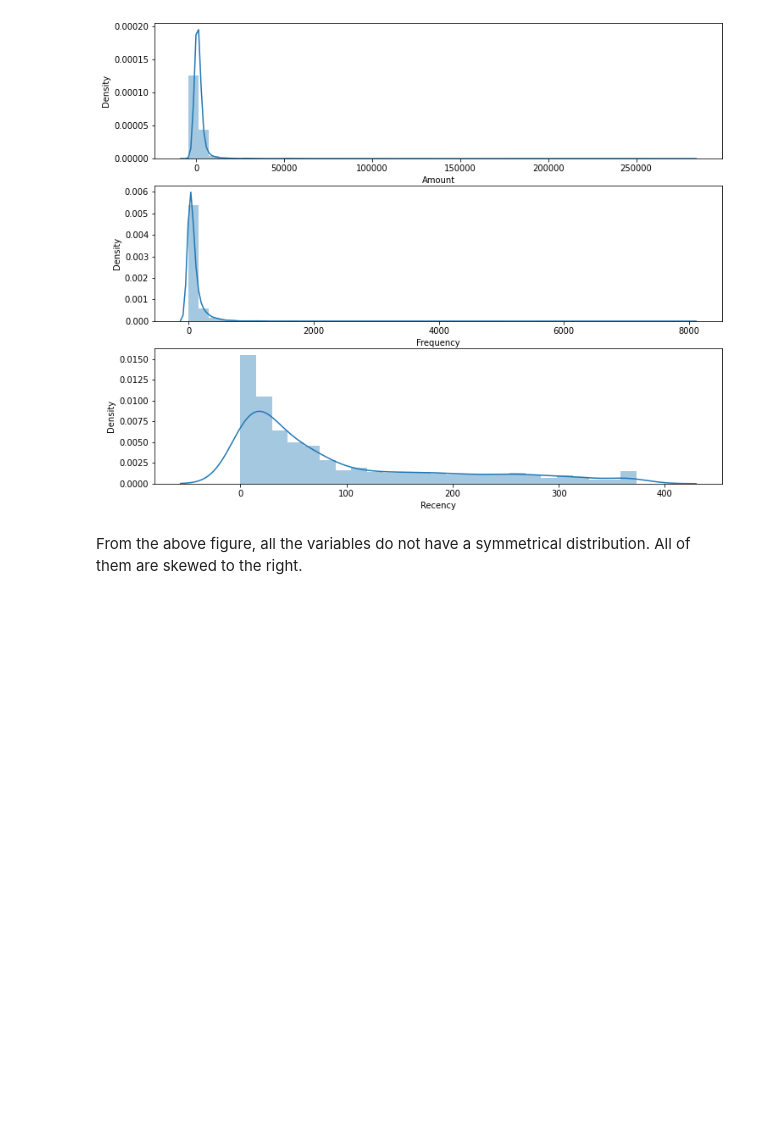
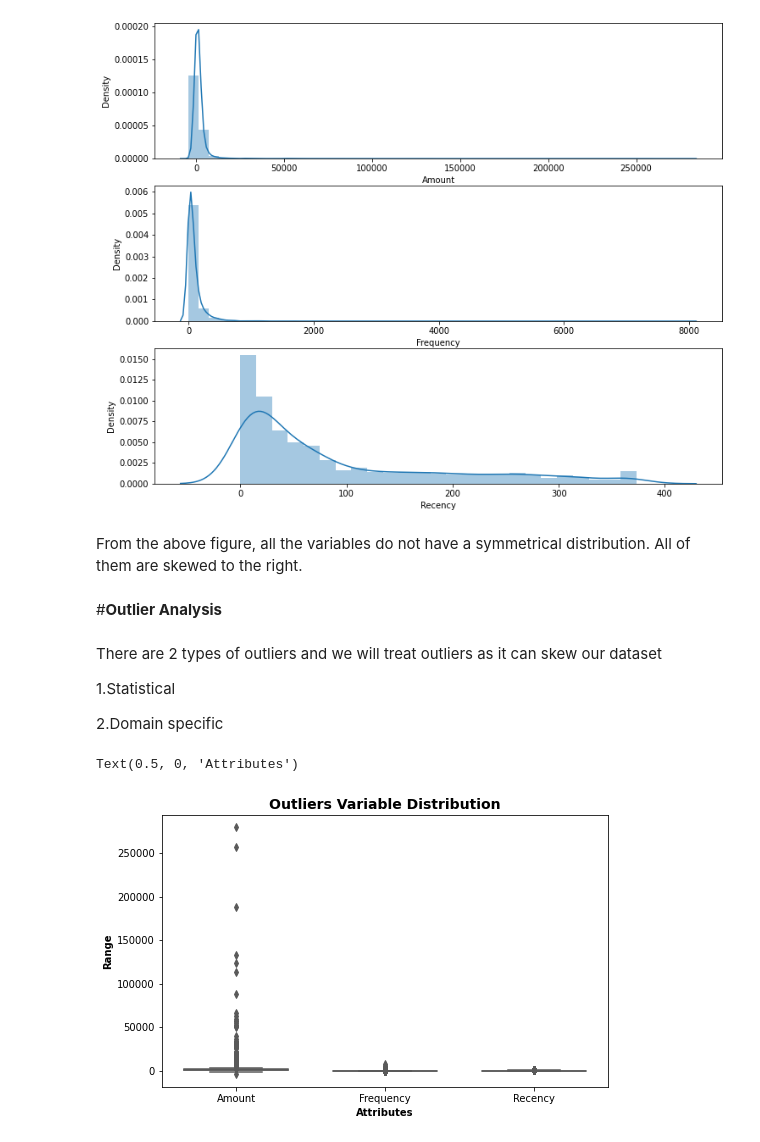
Before and after one commit to AbhijeetS1112/Online-Retail-Customer-Segmentation, a Jupyter notebook: Online_Retail_Customer_Segmentation.ipynb, the cells around one changed output. Drawn from its saved outputs; the diff is of its cells as text; code cells hidden in the pictures; blank space fills up the shorter version.

```diff
--- a/Online_Retail_Customer_Segmentation.ipynb
+++ b/Online_Retail_Customer_Segmentation.ipynb
@@ -403,3 +403,23 @@ plt.subplot(3, 1, 3); sns.distplot(rfm['Recency'])
 [figure]
 # %% [markdown]
 From the above figure, all the variables do not have a symmetrical distribution. All of them are skewed to the right.
+# %% [markdown]
+#**Outlier Analysis**
+# %% [markdown]
+There are 2 types of outliers and we will treat outliers as it can skew our dataset
+
+1.Statistical
+
+2.Domain specific
+# %%
+# Outlier Analysis of Amount Frequency and Recency
+
+attributes = ['Amount','Frequency','Recency']
+plt.rcParams['figure.figsize'] = [8,5]
+sns.boxplot(data = rfm[attributes], orient="v", palette="Set2" ,whis=1.5,saturation=1, width=0.7)
+plt.title("Outliers Variable Distribution", fontsize = 14, fontweight = 'bold')
+plt.ylabel("Range", fontweight = 'bold')
+plt.xlabel("Attributes", fontweight = 'bold')
+# %% [output]
+Text(0.5, 0, 'Attributes')
+[figure, added]
```
Also changed, not shown: parts of 24 cells of this notebook.
